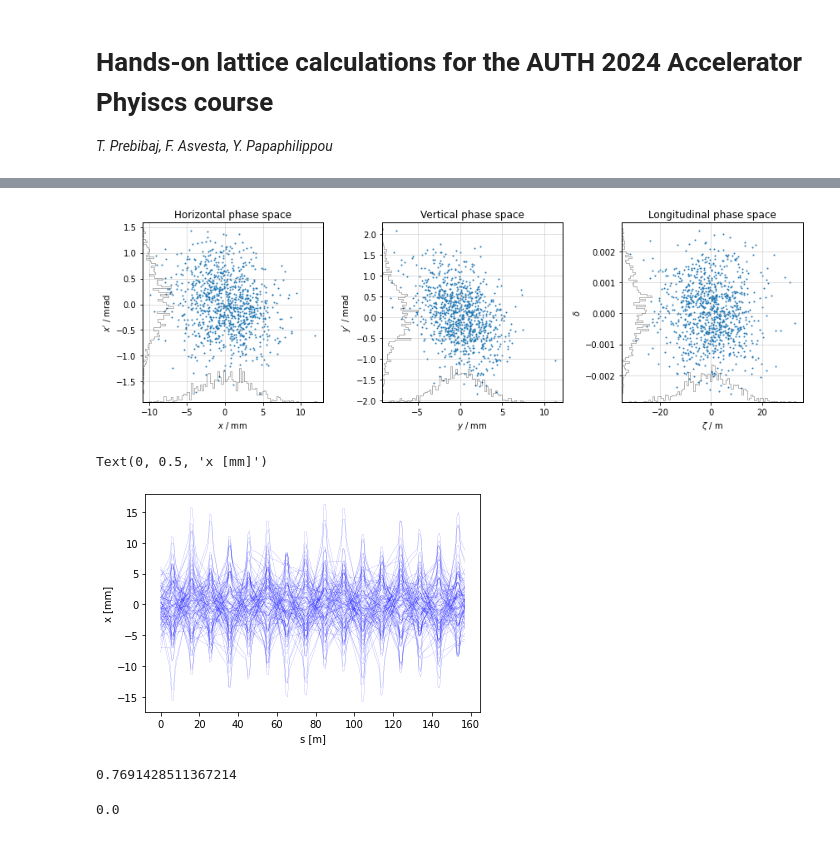
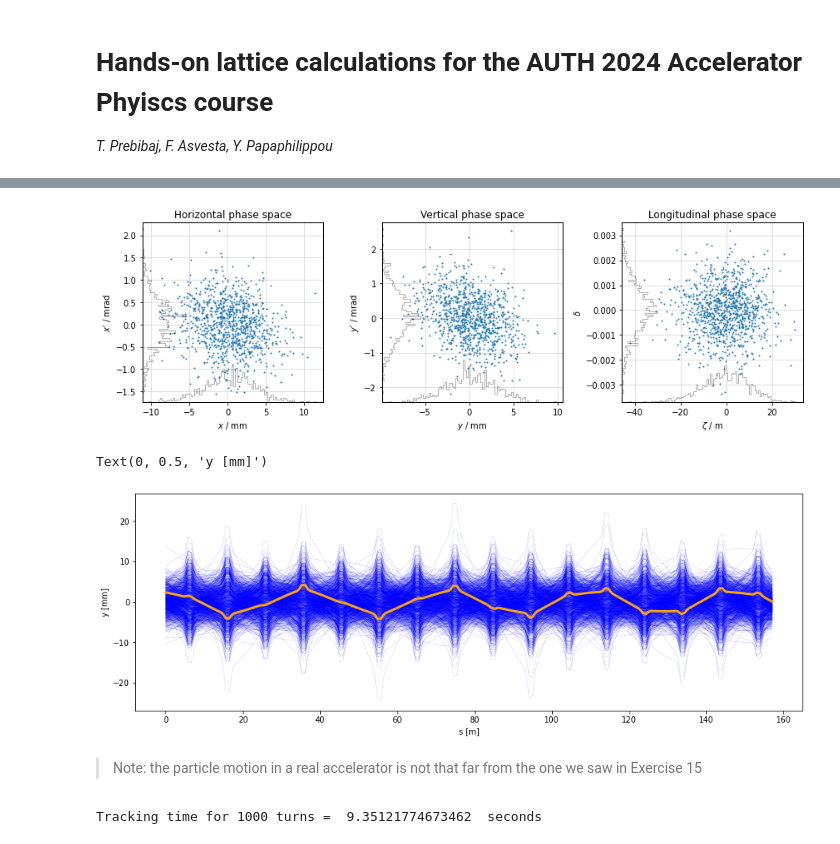
Before and after one commit to tprebiba/accelerators-teaching, a Jupyter notebook: 01_AUTH-2024_Accelerator_Physics/05_PSB_Xsuite_tracking_SOLUTIONS.ipynb, the cells around one changed output, grey strips where cells are left out. Cells and saved outputs as stored; diff of their text form; code cells hidden in the pictures.

```diff
--- a/01_AUTH-2024_Accelerator_Physics/05_PSB_Xsuite_tracking_SOLUTIONS.ipynb
+++ b/01_AUTH-2024_Accelerator_Physics/05_PSB_Xsuite_tracking_SOLUTIONS.ipynb
@@ -198,0 +37,8 @@ Constant voltage = 8 kV added to the dummy RF.
+# %%
+# The MAD-X sequence is at the psb/psb.seq file. The aperture of each element is defined at psb/psb_aperture.dbx
+mad = Madx()
+mad.chdir('psb')
+mad.call('psb_flat_bottom.madx')
+line= xt.Line.from_madx_sequence(mad.sequence['psb1'],
+                                 deferred_expressions=True,
+                                 allow_thick=True)
@@ -200,5 +233,5 @@ Constant voltage = 8 kV added to the dummy RF.
 plot = xplt.PhaseSpacePlot(particles)
 plot.fig.tight_layout()
 # %% [output]
-[figure, old version]
+[figure, new version]
 # %%
@@ -205,17 +239,22 @@ plot.fig.tight_layout()
 line.track(particles, num_turns=1, turn_by_turn_monitor='ONE_TURN_EBE') # to save in all elements
 # %%
-for i in range(100):
+# Plotting the particle trajectories in y
+plt.figure(figsize=(15,5))
+for i in range(1000):
     plt.plot(line.record_last_track.s[0], line.record_last_track.y[i]*1e3, '-', lw=0.1, c='blue')
+plt.plot(line.record_last_track.s[0], line.record_last_track.y[0]*1e3, '-', lw=3, c='orange', label='Single particle trajectory')
 plt.xlabel('s [m]')
-plt.ylabel('x [mm]')
+plt.ylabel('y [mm]')
 # %% [output]
-Text(0, 0.5, 'x [mm]')
+Text(0, 0.5, 'y [mm]')
-[figure, old version]
+[figure, new version]
-# %%
-line.vars['kbrqf']._value
-# %% [output]
-0.7691428511367214
-# %%
-line.vars['k0bi1bsw1l11']._value
-# %% [output]
-0.0
+# %% [markdown]
+> Note: the particle motion in a real accelerator is not that far from the one we saw in Exercise 15
+# %%
+import time
+start = time.time()
+line.track(particles, num_turns=1000)
+end = time.time()
+print('Tracking time for 1000 turns = ', end-start, ' seconds')
+# %% [output]
+Tracking time for 1000 turns =  9.35121774673462  seconds
```
Also changed, not shown: parts of 38 cells of this notebook, 1 other file.
